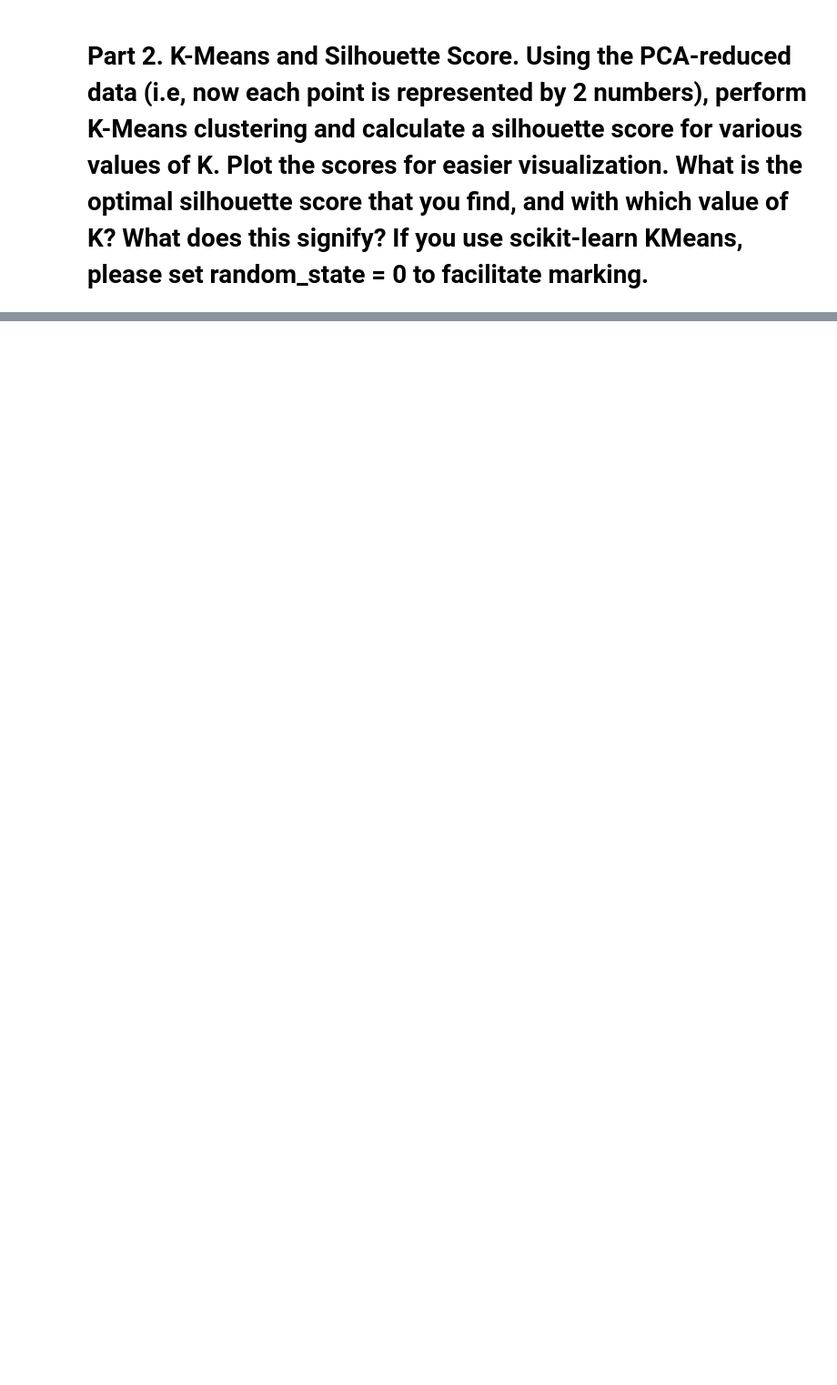
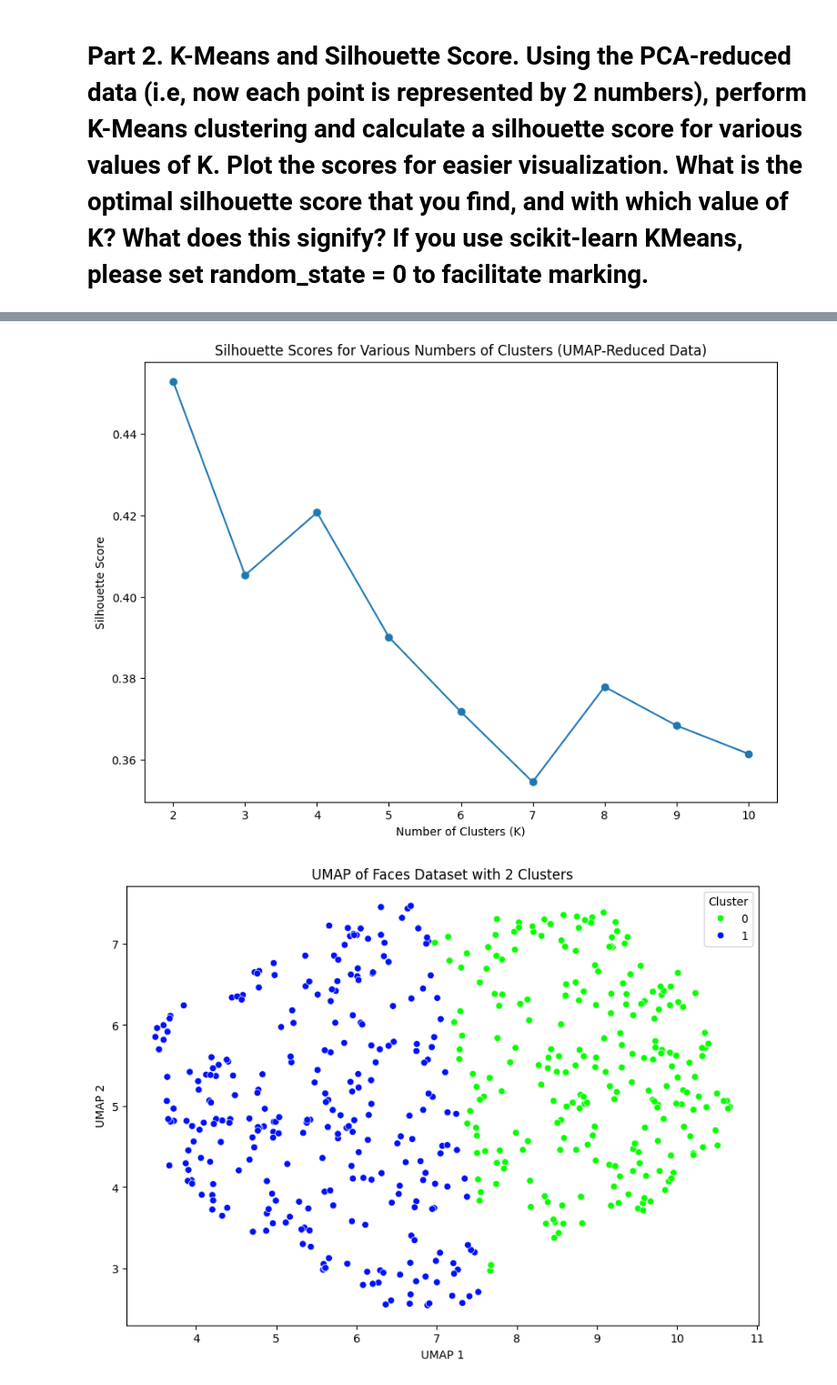
Before and after one commit to SuperRitchie/cmpt419, a Jupyter notebook: a2/a2.ipynb, the cells around one changed output, grey strips where cells are left out. Shown: that part at 91% size. Drawn from its saved outputs; the diff is of its cells as text; code cells hidden in the pictures; blank space fills up the shorter version.

```diff
--- a/a2/a2.ipynb
+++ b/a2/a2.ipynb
@@ -102,0 +123,39 @@ Silhouette Score for k = 10: 0.3373678909796185
+# %%
+import umap.umap_ as umap # https://umap-learn.readthedocs.io/en/latest/
+
+# UMAP dimensionality reduction
+reducer = umap.UMAP(random_state=0, n_jobs=1) # use UMAP from umap-learn to reduce the dimensionality to 2, set random_state=0 for reproducibility, n_jobs=1 to suppress warnings and produce determinstic results
+X_umap = reducer.fit_transform(X_scaled)
+
+silhouette_scores = []
+k_values = range(2, 11)
+for K in k_values:
+    kmeans = KMeans(n_clusters=K, random_state=0)
+    cluster_labels = kmeans.fit_predict(X_umap)
+    silhouette_avg = silhouette_score(X_umap, cluster_labels)
+    silhouette_scores.append(silhouette_avg)
+
+plt.figure(figsize=(10, 7))
+plt.plot(k_values, silhouette_scores, marker='o')
+plt.title('Silhouette Scores for Various Numbers of Clusters (UMAP-Reduced Data)')
+plt.xlabel('Number of Clusters (K)')
+plt.ylabel('Silhouette Score')
+plt.show()
+
+optimal_k_umap = silhouette_scores.index(max(silhouette_scores)) + 2  # +2 because range starts at 2
+
+# visualize the clusters
+kmeans_optimal_umap = KMeans(n_clusters=optimal_k_umap, random_state=0)
+cluster_labels_optimal_umap = kmeans_optimal_umap.fit_predict(X_umap)
+
+plt.figure(figsize=(10, 7))
+palette = sns.color_palette('hsv', optimal_k_umap)  # color per number of clusters
+sns.scatterplot(x=X_umap[:, 0], y=X_umap[:, 1], hue=cluster_labels_optimal_umap, palette=palette)
+plt.title(f'UMAP of Faces Dataset with {optimal_k_umap} Clusters')
+plt.xlabel('UMAP 1')
+plt.ylabel('UMAP 2')
+plt.legend(title='Cluster')
+plt.show()
+# %% [output]
+[figure, added]
+[figure, added]
```
Also changed, not shown: parts of 6 cells of this notebook.
